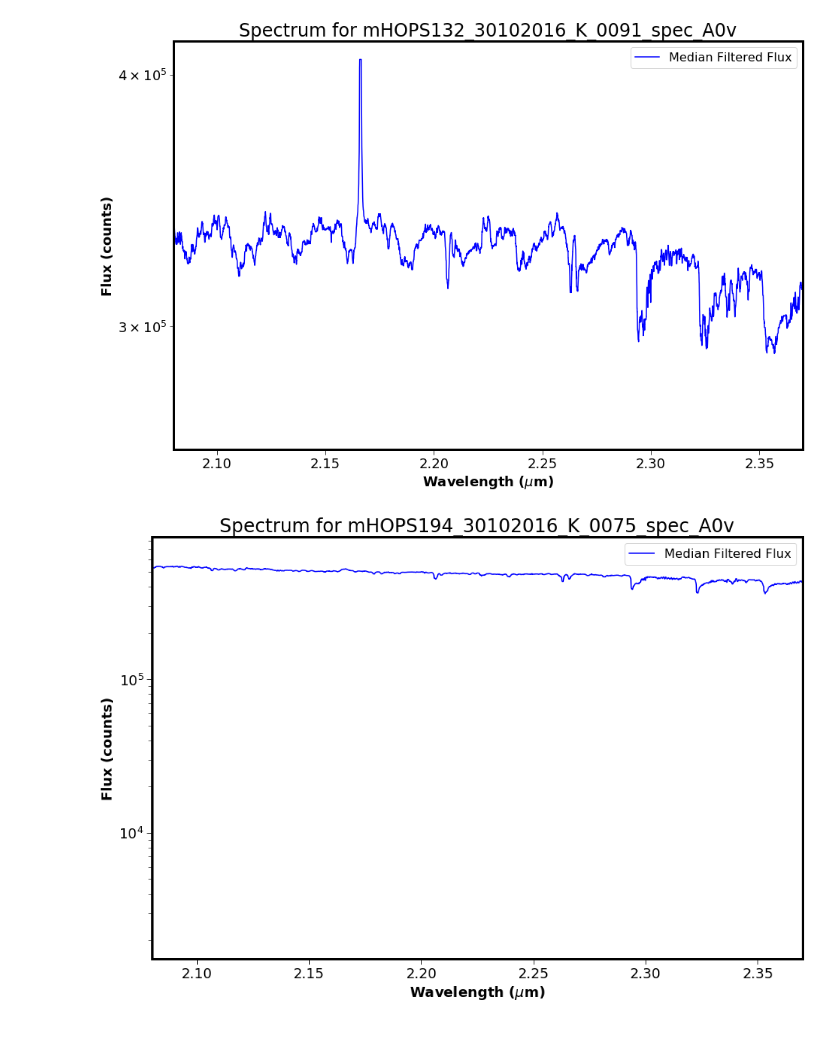
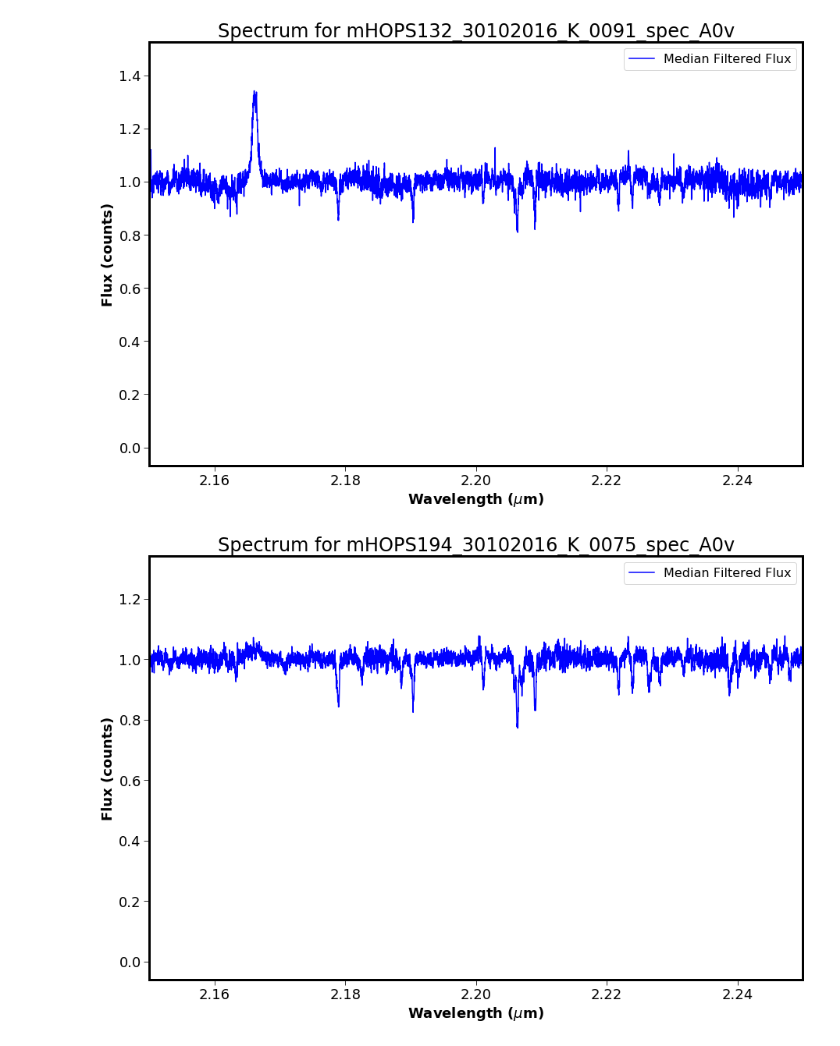
Before and after one commit to SavOliveira/IGRINS-Spectra, a Jupyter notebook: merged_hops_spectra.ipynb, the cells around one changed output. Saved outputs shown, nothing was run; the diff lists cells and outputs as text; code cells hidden in the pictures.

```diff
--- a/merged_hops_spectra.ipynb
+++ b/merged_hops_spectra.ipynb
@@ -30,11 +36,12 @@ plt.rcParams['ytick.major.size'] = 7
 plt.rcParams['ytick.minor.size'] = 5
 # %%
 # Reduced data in txt files
-merged_dat_path = "A:/Documents/Grad_School/Research/IGRINS_Merged/"
+data_path = "A:/Documents/Grad_School/Research/IGRINS_Merged/"
 fig_path = "A:/Documents/Grad_School/IGRINS-Spectra/IGRINS_figs/hops_spectra/"
 
 # Create the folder if it doesn't exist
 if not os.path.exists(fig_path):
     os.makedirs(fig_path)
 # %%
-merged_hops_files = glob.glob(merged_dat_path+"mHOPS*.txt")
+merged_hops_files = glob.glob(data_path+"mHOPS*.txt")
+merged_hops_files
@@ -100,49 +237,49 @@ for file in merged_hops_files:
     snr = df[2]
 
     # Apply median filtering to the flux column
-    window_size = 101  # Size of the median filter window
-    filtered_flux = medfilt(flux, kernel_size=window_size)
+    window_size = 1001  # Size of the median filter window
+    filtered_flux = median_filter(flux, size=window_size)
 
     # Create a plot of wavelength vs. flux
     fig,ax = plt.subplots(figsize=(15,10))
 
     # ax.plot(wavelength, flux,c='black')
     # ax.plot(wavelength, flux,c='black',label='Original Flux')
-    ax.plot(wavelength, filtered_flux,c='blue', label='Median Filtered Flux')
+    ax.plot(wavelength, flux/filtered_flux,c='blue', label='Median Filtered Flux')
 
     # Loop through NIR line dictionary and plot vertical, dashed lines at those wavelengths
     # Iterate over number of objects
     # for i in range(n):
     #     # Iterate over the NIR dictionary
     #     for lines_string, lines_wavelength in nir_dict.items():
     #         # Plot vertical dashed line at the wavelength for each spectral line
     #         ax.axvline(x=lines_wavelength,ls='dashed',color='red',alpha=0.2)
 
     #         # text_offset = 0.02 * (ax.get_ylim()[1] - ax.get_ylim()[0])  # Adjust the offset as needed
     #         # ax.text(lines_string, ax.get_ylim()[1] - text_offset, lines_string, rotation=0, verticalalignment='top')
     #         # ax.set_xscale('log')
     #         # ax.set_yscale('log')
 
-
-    ax.set_xlim(2.08,2.37)
+    # plt.xlim(2.15,2.25)
+    ax.set_xlim(2.15,2.25)
     # ax.set_xscale('log')
-    ax.set_yscale('log')
+    # ax.set_yscale('log')
 
     ax.set_xlabel('Wavelength ($\mu$m)')
     ax.set_ylabel('Flux (counts)')
 
     # Extract the filename from the path
     filename = os.path.splitext(os.path.basename(file))[0]
     # Make the title according to the filename
     ax.set_title('Spectrum for {}'.format(filename))
     ax.legend()
 
     # Save the plot as PNG
     plt.savefig(fig_path+'{}.png'.format(filename))
     # Show the plot
     plt.show()
     # Don't show the plots, save me some scrolling time and I can always look at them in the file explorer
     # plt.close()
 # %% [output]
-[figure, old version]
+[figure, new version]
-[figure, old version]
+[figure, new version]
```
Also changed, not shown: parts of 5 cells of this notebook, 19 other files.
